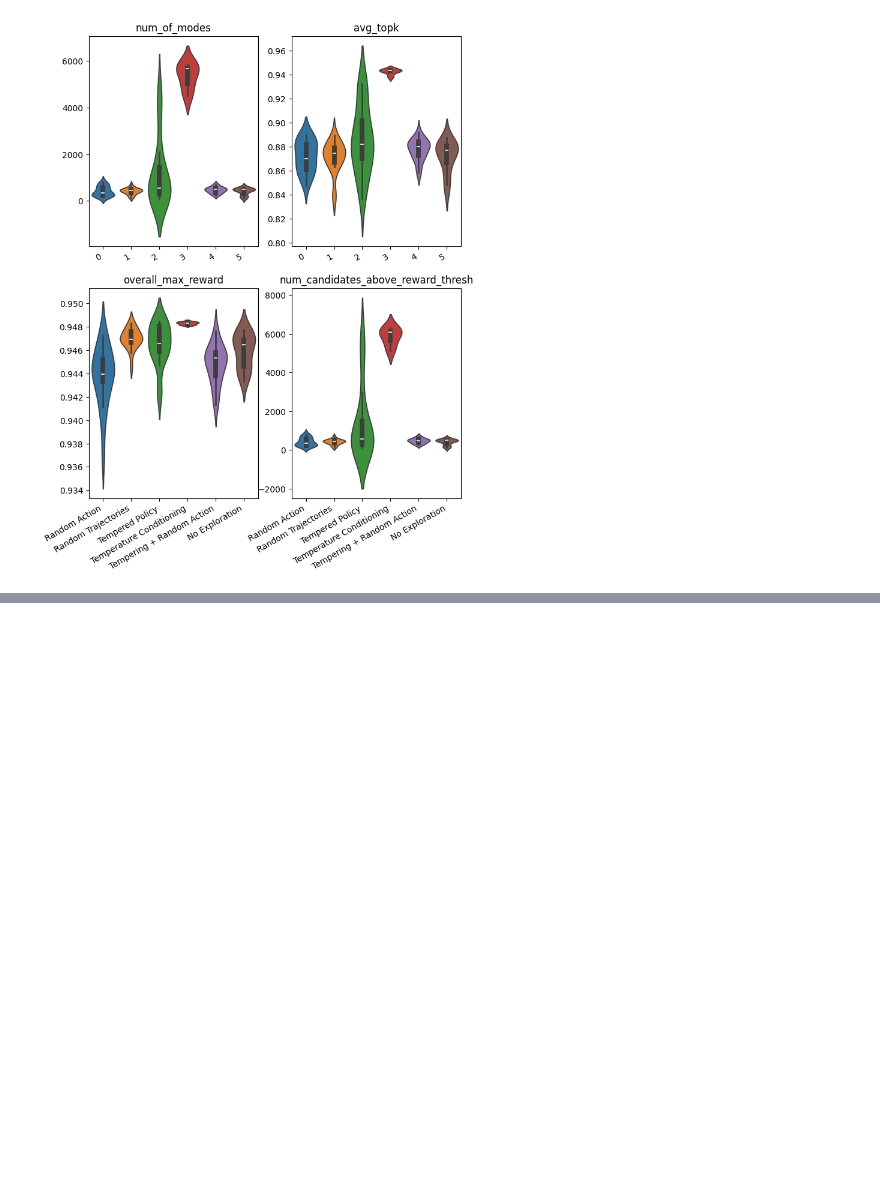
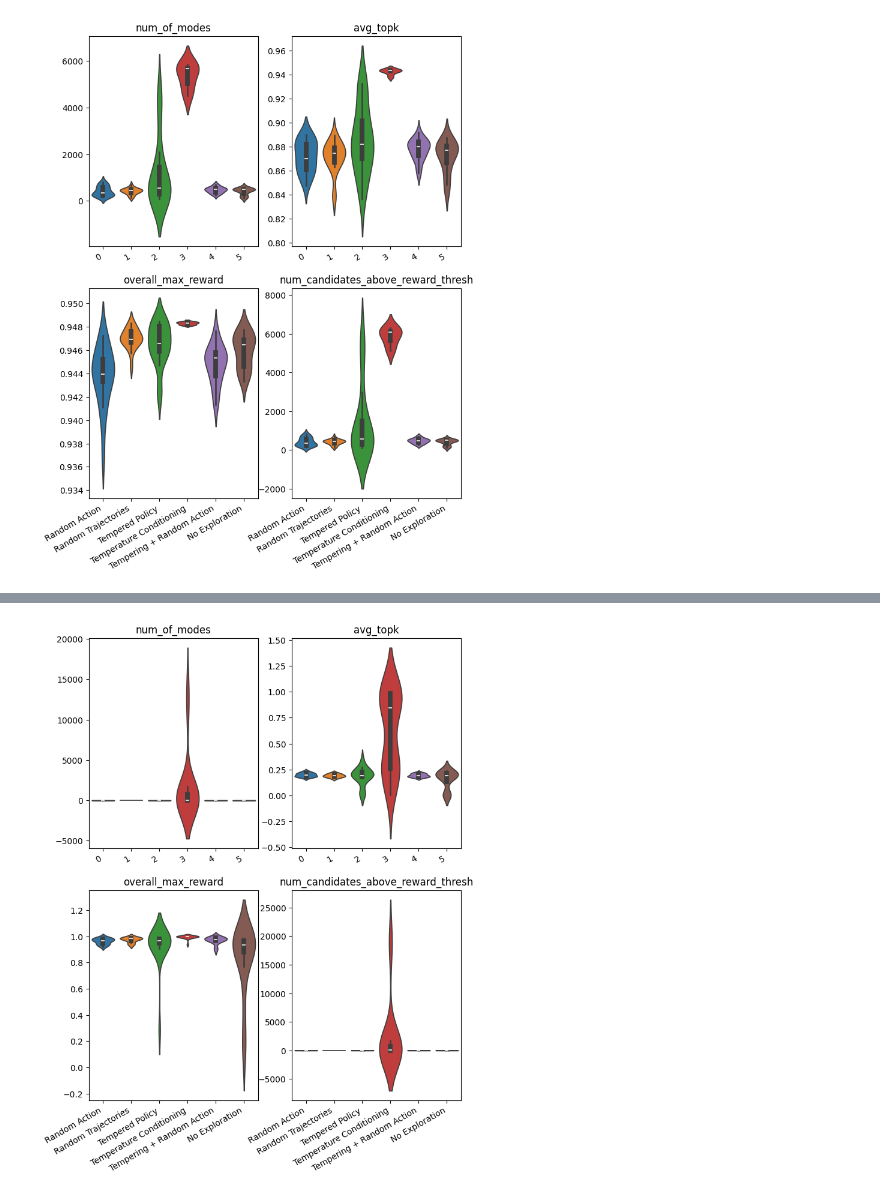
Before and after one commit to aanjaa/gflownet, a Jupyter notebook: plot_results.ipynb, the cells around one changed output, grey strips where cells are left out. Drawn from its saved outputs; the diff is of its cells as text; code cells hidden in the pictures; blank space fills up the shorter version.

```diff
--- a/plot_results.ipynb
+++ b/plot_results.ipynb
@@ -147,0 +181,34 @@ for i, ax in enumerate(axs.flat):
+# %%
+names = ["Random Action", "Random Trajectories", "Tempered Policy", "Temperature Conditioning", "Tempering + Random Action", "No Exploration"]
+paths = ["logs/fix_48_drd2_15650steps_20samples_exploration/drd2_frag_e_random_action/dataframe.csv", "logs/fix_48_drd2_15650steps_20samples_exploration/drd2_frag_e_random_traj/dataframe.csv", "logs/fix_48_drd2_15650steps_20samples_exploration/drd2_frag_temp_fixed/dataframe.csv", "logs/fix_48_drd2_15650steps_20samples_exploration/drd2_frag_temp_cond/dataframe.csv", "logs/fix_48_drd2_15650steps_20samples_exploration/drd2_frag_temp_and_random_action/dataframe.csv", "logs/fix_48_drd2_15650steps_20samples_exploration/drd2_frag_no_exploration/dataframe.csv"]
+# %%
+cols_to_plot = ["num_of_modes", "avg_topk", "overall_max_reward", "num_candidates_above_reward_thresh"]
+col_to_plot = "val_avg_topk"
+datas = [[] for _ in cols_to_plot]
+data = []
+for i, path in enumerate(paths):
+    df = pandas.read_csv(path)
+    data.append(df[col_to_plot].to_numpy())
+    for j, col in enumerate(cols_to_plot):
+        datas[j].append(df[col].to_numpy())
+    # plt.plot(df[col_to_plot], label=path)
+fig, axs = plt.subplots(nrows=2, ncols=2, figsize=(8, 10))
+
+for i, ax in enumerate(axs.flat):
+    ax.set_title(cols_to_plot[i])
+    sns.violinplot(data=datas[i], ax=ax)
+    # ax.violinplot(datas[i], showmeans=True)
+    if i > 1:
+        ax.set_xticks([0, 1, 2, 3, 4, 5])
+        ax.set_xticklabels(names)
+    # ax.set_xlabel("Exploration Strategy")
+    # ax.set_ylabel(cols_to_plot[i])
+    plt.setp(ax.get_xticklabels(), rotation=30, horizontalalignment='right')
+# axs.violinplot(data, showmeans=True)
+# # axs.set_xticks([1, 2, 3, 4, 5])
+# # axs.set_xticklabels(names)
+# axs.set_xlabel("Exploration Strategy")
+# axs.set_ylabel("Average Top-k Reward")
+# plt.show()
+# %% [output]
+[figure, added]
```
Also changed, not shown: parts of 6 cells of this notebook, 1 other file.
